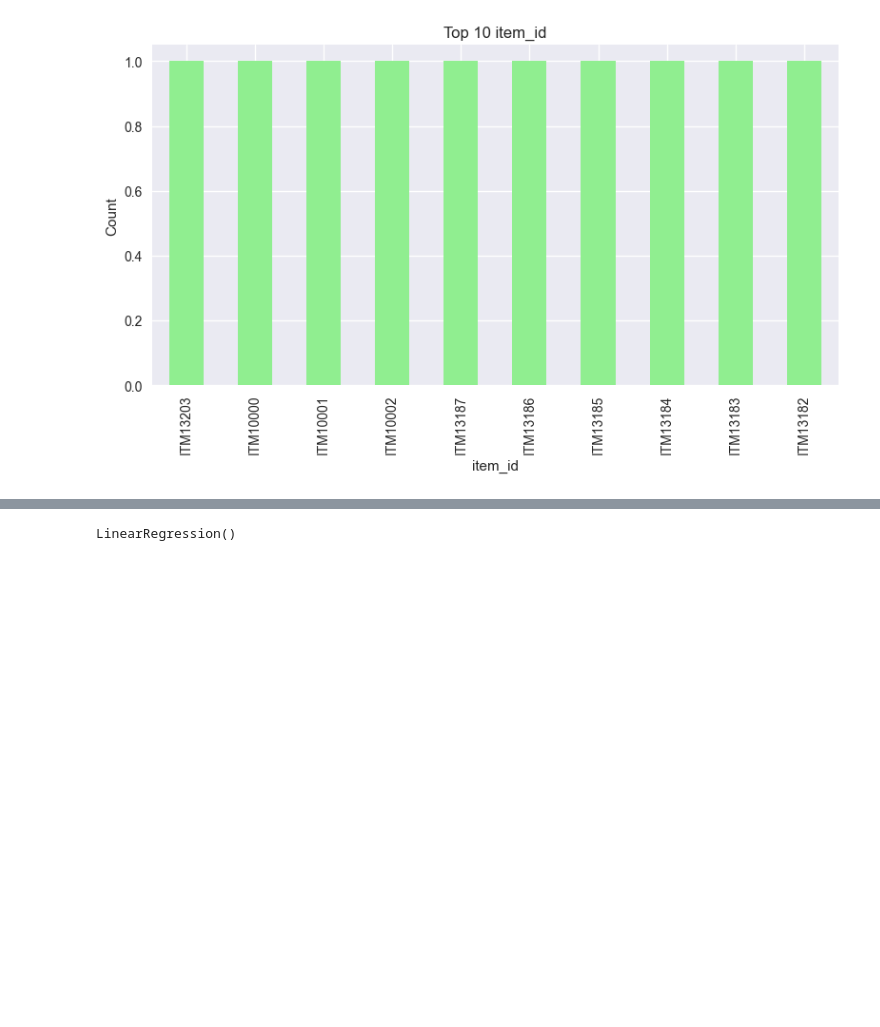
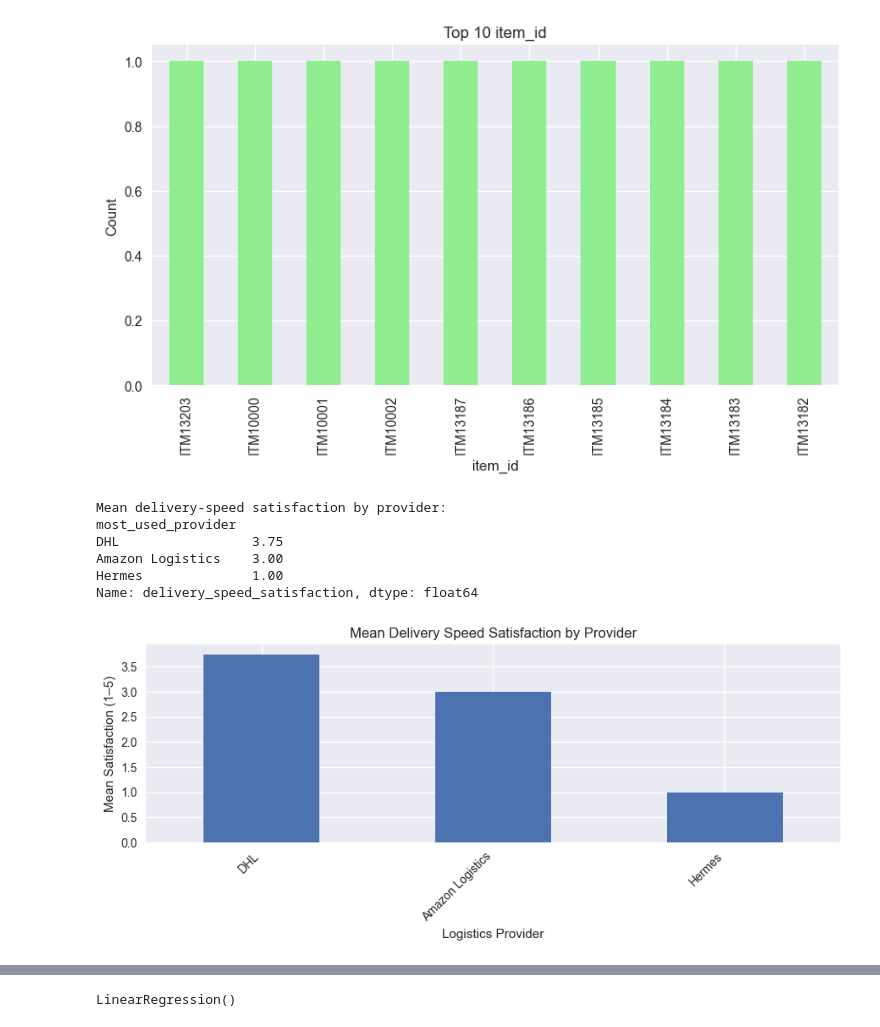
Before and after one commit to vbarbas03/Dissertation-, a Jupyter notebook: dissertation.ipynb, the cells around one changed output, grey strips where cells are left out. Cells and saved outputs as stored; diff of their text form; code cells hidden in the pictures; blank space fills up the shorter version.

```diff
--- a/dissertation.ipynb
+++ b/dissertation.ipynb
@@ -563,3 +563,35 @@ if cat_cols:
     plt.show()
 # %% [output]
 [figure]
+# %%
+# Ensure satisfaction is numeric
+survey_df["delivery_speed_satisfaction"] = pd.to_numeric(
+    survey_df["delivery_speed_satisfaction"], errors="coerce"
+)
+
+provider_mean = (
+    survey_df.groupby("most_used_provider")["delivery_speed_satisfaction"]
+    .mean()
+    .sort_values(ascending=False)
+)
+
+print("\nMean delivery-speed satisfaction by provider:")
+print(provider_mean.round(2))
+
+plt.figure(figsize=(9,4))
+provider_mean.plot(kind="bar")
+plt.title("Mean Delivery Speed Satisfaction by Provider")
+plt.xlabel("Logistics Provider")
+plt.ylabel("Mean Satisfaction (1–5)")
+plt.xticks(rotation=45, ha="right")
+plt.tight_layout()
+plt.savefig("mean_satisfaction_by_provider.png")
+plt.show()
+# %% [output]
+Mean delivery-speed satisfaction by provider:
+most_used_provider
+DHL                 3.75
+Amazon Logistics    3.00
+Hermes              1.00
+Name: delivery_speed_satisfaction, dtype: float64
+[figure, added]
```
Also changed, not shown: parts of 3 cells of this notebook.
